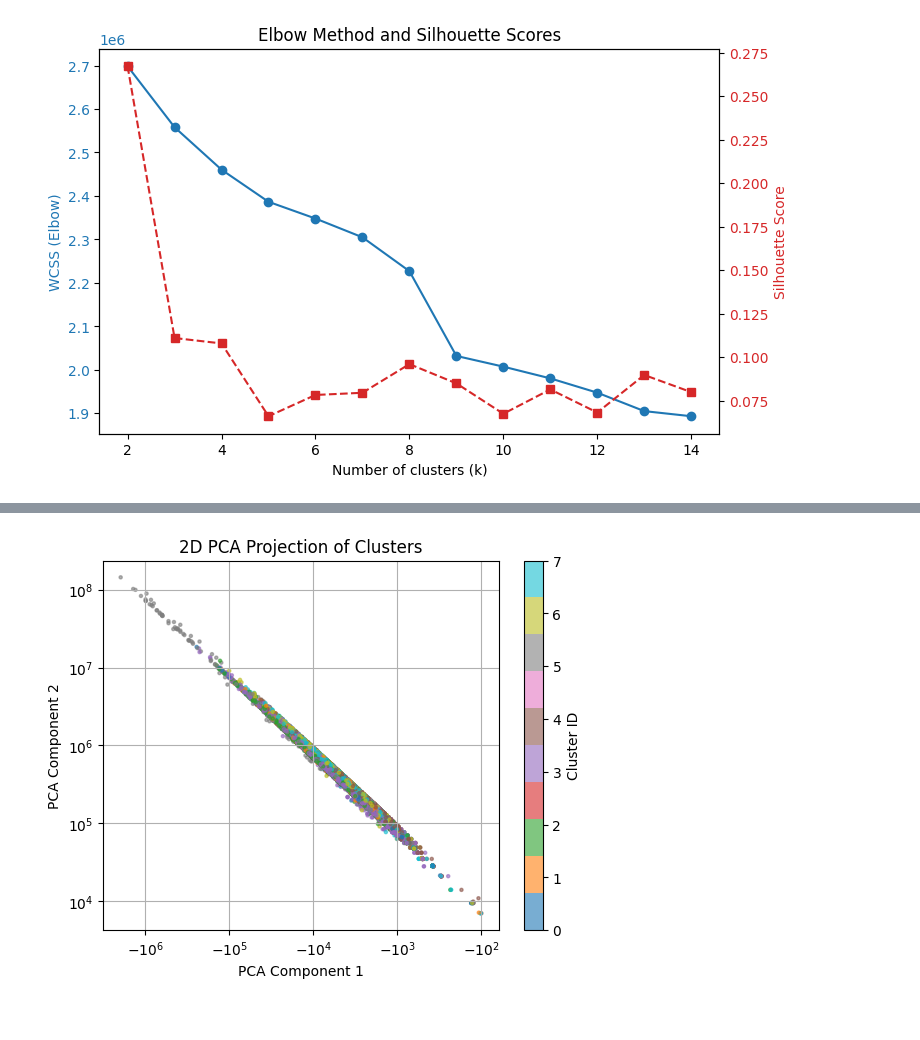
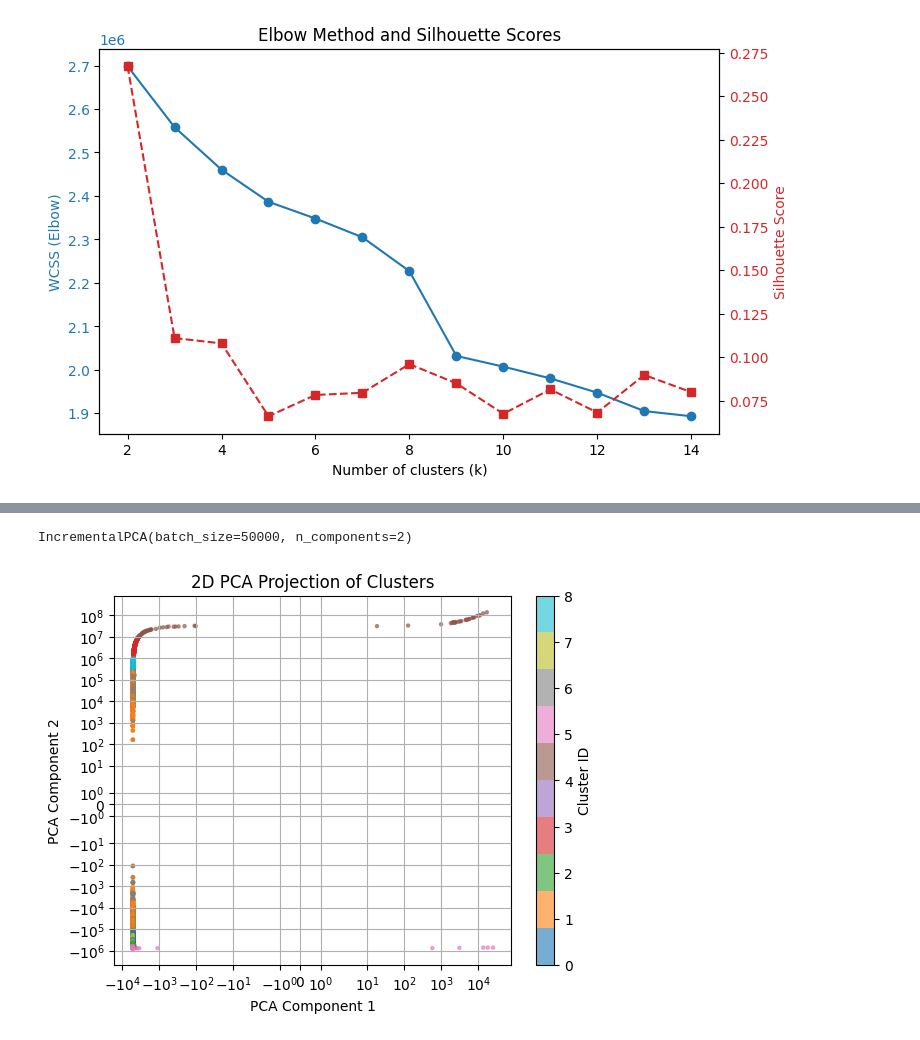
Before and after one commit to emma-hockett/6341_Project, a Jupyter notebook: notebooks/03d_cluster_features.ipynb, the cells around one changed output, grey strips where cells are left out. Cells and saved outputs as stored; diff of their text form; code cells hidden in the pictures.

Commit message:
Additional Clustering Attempts

```diff
--- a/notebooks/03d_cluster_features.ipynb
+++ b/notebooks/03d_cluster_features.ipynb
@@ -107,7 +115,7 @@ plt.savefig(elbow_sil_plot_path, dpi=300, bbox_inches='tight')
 # Based on the above plot we chose a k of 8 because it balances the two models.
 # %%
 # Training it on the entire dataset
-k = 8
+k = 9
 batch_size = 50000
 
 mbk = MiniBatchKMeans(n_clusters = k, batch_size = batch_size, random_state=42)
@@ -157,3 +165,17 @@ cluster_summary = cluster_summary.merge(cluster_proportions, on='cluster_id', ho
 cluster_csv_path = os.path.join(project_root, 'reports','tables', 'cluster_summary.csv')
 os.makedirs(os.path.dirname(cluster_csv_path), exist_ok=True)
 cluster_summary.to_csv(cluster_csv_path, index=False)
+# %%
+# Creating a temporary PCA with all variable s
+from sklearn.decomposition import IncrementalPCA
+n_components = 30
+batch_size = 50000
+ipca = IncrementalPCA(n_components=n_components, batch_size = batch_size)
+ipca.fit(cluster_df)
+plt.plot(range(1,ipca.n_components_ +1), ipca.explained_variance_ratio_.cumsum(), marker='o')
+plt.xlabel('Principal Component')
+plt.ylabel('Cumulative Explained Variance')
+plt.title('IPCA Scree Plot')
+plt.grid(True)
+plt.axhline(y=0.85, color='r', linestyle = '--', label = '85% variance threshold')
+plt.legend()
@@ -160,20 +185,27 @@ cluster_summary.to_csv(cluster_csv_path, index=False)
+# %%
+# Training the IPCA with the correct number of components.
+n_components = 2
+ipca = IncrementalPCA(n_components=n_components, batch_size = batch_size)
+ipca.fit(cluster_df)
+# %% [output]
+IncrementalPCA(batch_size=50000, n_components=2)
 # %%
 # Cluster PCA Plot
 sample_df = df.sample(n=50_000, random_state=42)
 pca_features = list(cluster_df.columns)
 sample_features = sample_df[pca_features]
 
-pca = joblib.load(os.path.join(project_root, 'models', 'ipca.pkl'))
-pca_data = pca.transform(sample_features)
+#pca = joblib.load(os.path.join(project_root, 'models', 'ipca.pkl'))
+pca_data = ipca.transform(sample_features)
 pca_2d = pca_data[:,:2]
 
 plt.scatter(pca_2d[:,0], pca_2d[:,1], c = sample_df['cluster_id'], cmap = 'tab10', s = 5, alpha = 0.6)
 plt.xlabel("PCA Component 1")
 plt.ylabel("PCA Component 2")
 plt.xscale('symlog')
 plt.yscale('symlog')
 plt.title("2D PCA Projection of Clusters")
 plt.colorbar(label='Cluster ID')
 plt.grid(True)
 # %% [output]
-[figure, old version]
+[figure, new version]
```
Also changed, not shown: parts of 31 cells of this notebook.
